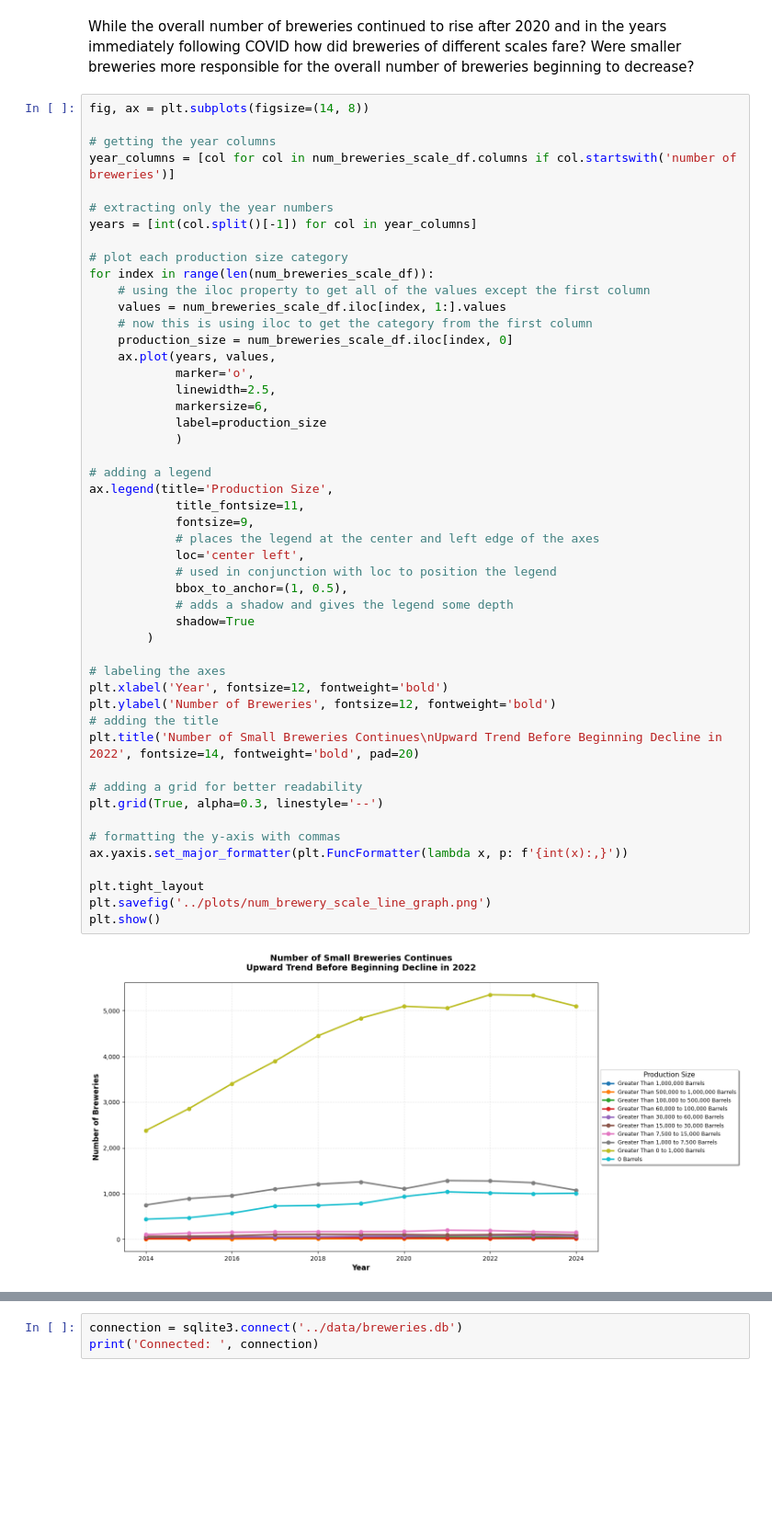
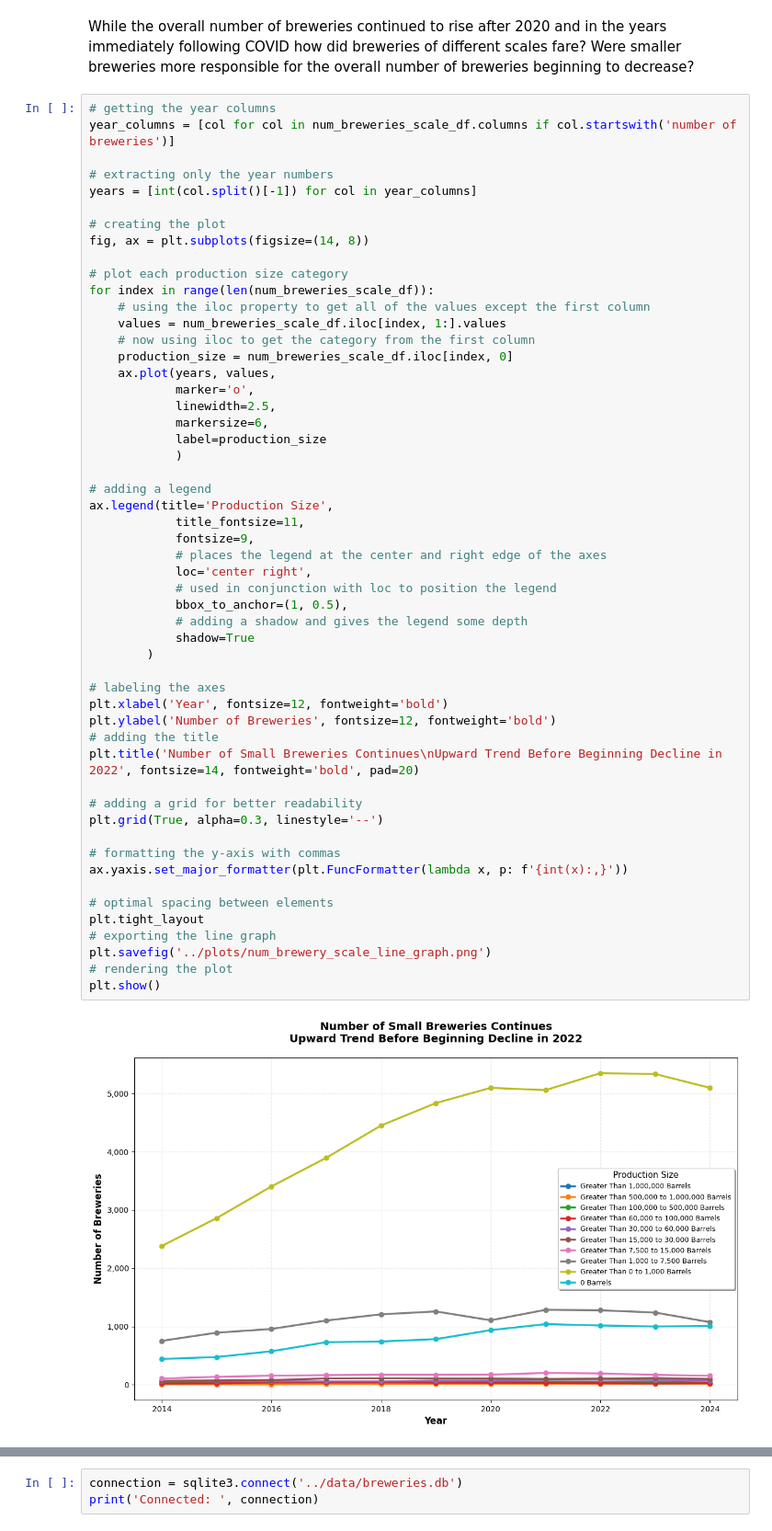
Before and after one commit to miramontron/us_beer_production, a Jupyter notebook: notebooks/number_of_us_breweries.ipynb, the cells around one changed output, grey strips where cells are left out. Shown at 92% size. Cells and saved outputs as stored; diff of their text form; blank space fills up the shorter version.

```diff
--- a/notebooks/number_of_us_breweries.ipynb
+++ b/notebooks/number_of_us_breweries.ipynb
@@ -381,54 +393,58 @@ plt.show()
 # %% [markdown]
 While the overall number of breweries continued to rise after 2020 and in the years immediately following COVID how did breweries of different scales fare? Were smaller breweries more responsible for the overall number of breweries beginning to decrease?
 # %%
-fig, ax = plt.subplots(figsize=(14, 8))
-
 # getting the year columns
 year_columns = [col for col in num_breweries_scale_df.columns if col.startswith('number of breweries')]
 
 # extracting only the year numbers
 years = [int(col.split()[-1]) for col in year_columns]
 
+# creating the plot
+fig, ax = plt.subplots(figsize=(14, 8))
+
 # plot each production size category
 for index in range(len(num_breweries_scale_df)):
     # using the iloc property to get all of the values except the first column
     values = num_breweries_scale_df.iloc[index, 1:].values
-    # now this is using iloc to get the category from the first column
+    # now using iloc to get the category from the first column
     production_size = num_breweries_scale_df.iloc[index, 0]
     ax.plot(years, values,
             marker='o',
             linewidth=2.5,
             markersize=6,
             label=production_size
             )
 
 # adding a legend
 ax.legend(title='Production Size',
             title_fontsize=11,
             fontsize=9,
-            # places the legend at the center and left edge of the axes
-            loc='center left',
+            # places the legend at the center and right edge of the axes
+            loc='center right',
             # used in conjunction with loc to position the legend
             bbox_to_anchor=(1, 0.5),
-            # adds a shadow and gives the legend some depth
+            # adding a shadow and gives the legend some depth
             shadow=True
         )
 
 # labeling the axes
 plt.xlabel('Year', fontsize=12, fontweight='bold')
 plt.ylabel('Number of Breweries', fontsize=12, fontweight='bold')
 # adding the title
 plt.title('Number of Small Breweries Continues\nUpward Trend Before Beginning Decline in 2022', fontsize=14, fontweight='bold', pad=20)
 
 # adding a grid for better readability
 plt.grid(True, alpha=0.3, linestyle='--')
 
 # formatting the y-axis with commas
 ax.yaxis.set_major_formatter(plt.FuncFormatter(lambda x, p: f'{int(x):,}'))
 
+# optimal spacing between elements
 plt.tight_layout
+# exporting the line graph
 plt.savefig('../plots/num_brewery_scale_line_graph.png')
+# rendering the plot
 plt.show()
 # %% [output]
-[figure, old version]
+[figure, new version]
 # %% [markdown]
```
Also changed, not shown: parts of 35 cells of this notebook, 1 other file.
